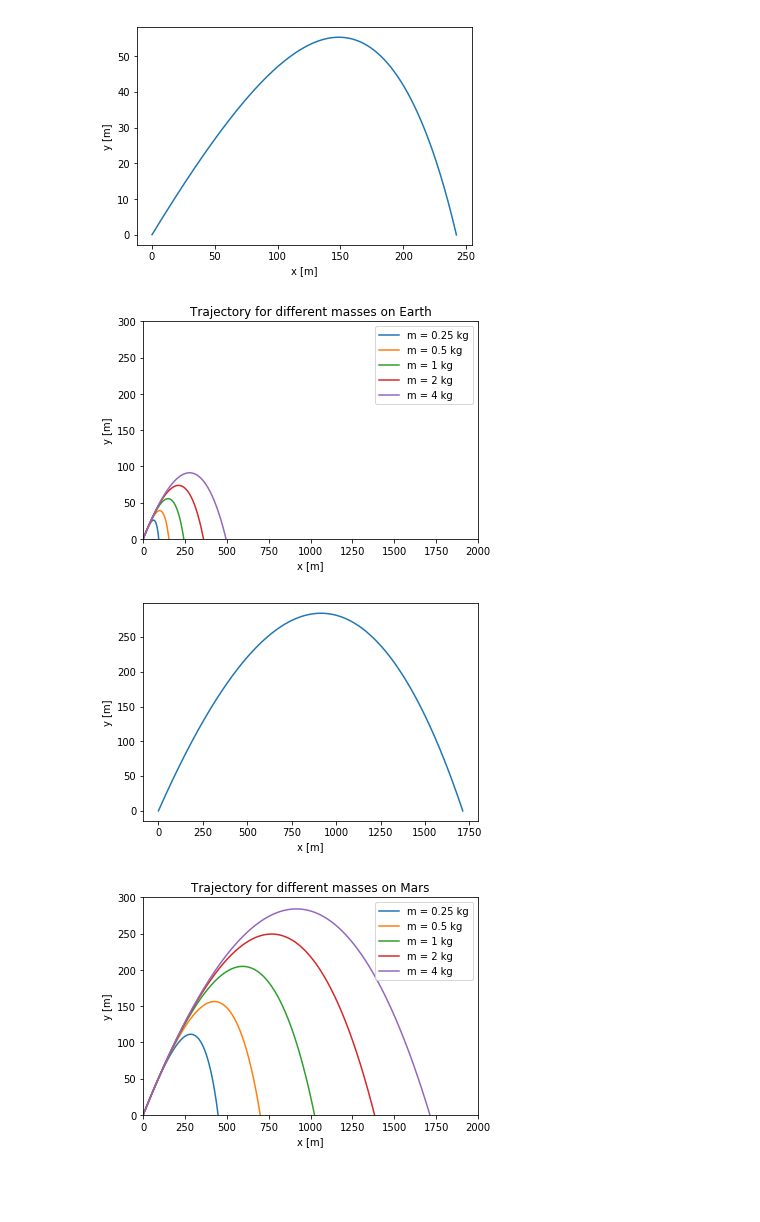
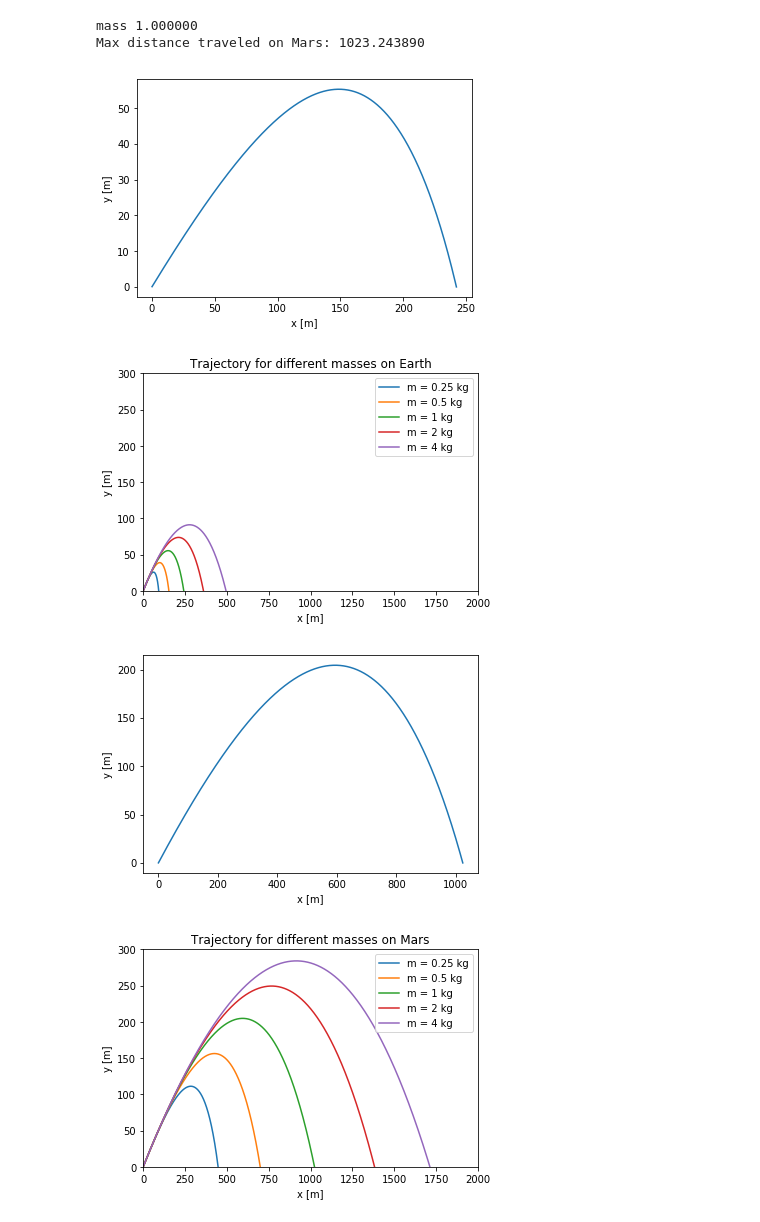
Before and after one commit to agranmoe/Numerical-Methods, a Jupyter notebook: Version Control Activity.ipynb, the cells around one changed output. Cells and saved outputs as stored; diff of their text form; code cells hidden in the pictures; blank space fills up the shorter version.

```diff
--- a/Version Control Activity.ipynb
+++ b/Version Control Activity.ipynb
@@ -7,7 +7,7 @@ import matplotlib.pyplot as plt
 # constants
 g_Earth     = 9.81 # m s^-2
 g_Mars = 3.71 #m/s^2
-m     = 1.0 # kg
+
 rho_Earth   = 1.22 # kg m^-3
 rho_Mars = 0.20 #kg/m^3
 C     = 0.47 # unitless
@@ -30,7 +30,7 @@ def f(r,c,g):
     return np.array([fx,fy,fvx,fvy],float)
 
 def Runge_Kutta(g,rho):
-    global m
+    m     = 1.0 # kg
     const = (rho*C*np.pi*R**2)/(2.0*m)
     # containers for output
     r = np.array([0.0,0.0,v0*np.cos(theta),v0*np.sin(theta)],float)
@@ -54,6 +54,12 @@ def Runge_Kutta(g,rho):
     plt.ylabel('y [m]')
     p1.show()
 
+    if g == g_Earth:
+        print("mass %f" % m)
+        print("Max distance traveled on Earth: %f" % xpoints[-1])
+    else:
+        print("mass %f" % m)
+        print("Max distance traveled on Mars: %f" % xpoints[-1])
     # try different values of m
     p2 = plt.figure()
     for m in [0.25,0.5,1,2,4]:
@@ -85,6 +91,7 @@ def Runge_Kutta(g,rho):
     plt.legend()
     p2.show()
 
+
 Runge_Kutta(g_Earth,rho_Earth)
 Runge_Kutta(g_Mars,rho_Mars)
 # %% [output]
@@ -92,6 +101,8 @@ Populating the interactive namespace from numpy and matplotlib
 `%matplotlib` prevents importing * from pylab and numpy
   "\n`%matplotlib` prevents importing * from pylab and numpy"
+mass 1.000000
+Max distance traveled on Mars: 1023.243890
 [figure]
 [figure]
-[figure, old version]
+[figure, new version]
 [figure]
```
Also changed, not shown: parts of 1 cell of this notebook.
